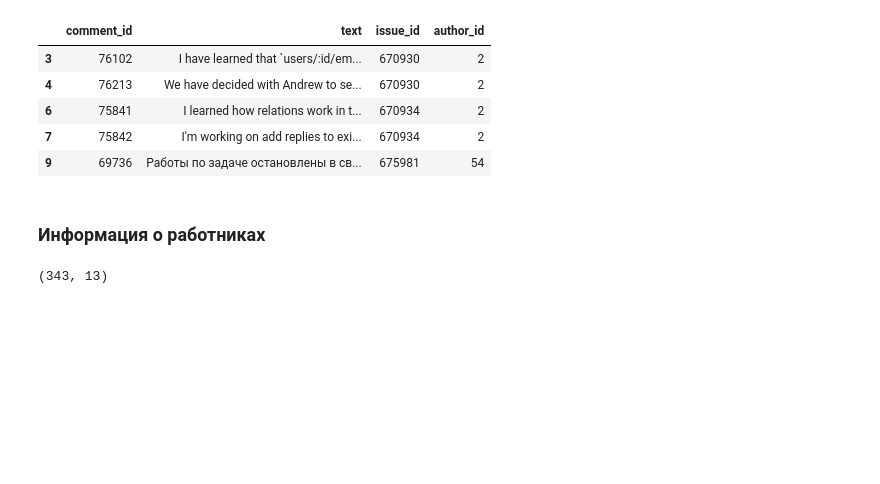
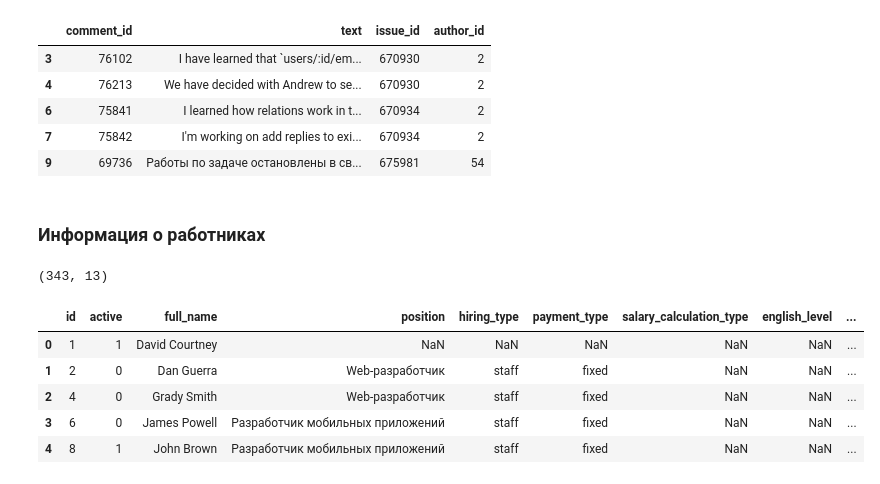
Before and after one commit to TayJen/hackathon_algu2022, a Jupyter notebook: H_ALGU_2022_Research.ipynb, the cells around one changed output. Cells and saved outputs as stored; diff of their text form; code cells hidden in the pictures; blank space fills up the shorter version.

```diff
--- a/H_ALGU_2022_Research.ipynb
+++ b/H_ALGU_2022_Research.ipynb
@@ -628,3 +628,12 @@ df_emp = pd.read_csv("./data/employees.csv")
 df_emp.shape
 # %% [output]
 (343, 13)
+# %%
+df_emp.head()
+# %% [output]
+|  | id | active | full_name | position | hiring_type | payment_type | salary_calculation_type | english_level | ... |
+| 0 | 1 | 1 | David Courtney | NaN | NaN | NaN | NaN | NaN | ... |
+| 1 | 2 | 0 | Dan Guerra | Web-разработчик | staff | fixed | NaN | NaN | ... |
+| 2 | 4 | 0 | Grady Smith | Web-разработчик | staff | fixed | NaN | NaN | ... |
+| 3 | 6 | 0 | James Powell | Разработчик мобильных приложений | staff | fixed | NaN | NaN | ... |
+| 4 | 8 | 1 | John Brown | Разработчик мобильных приложений | staff | fixed | NaN | NaN | ... |
```
Also changed, not shown: parts of 2 cells of this notebook.
